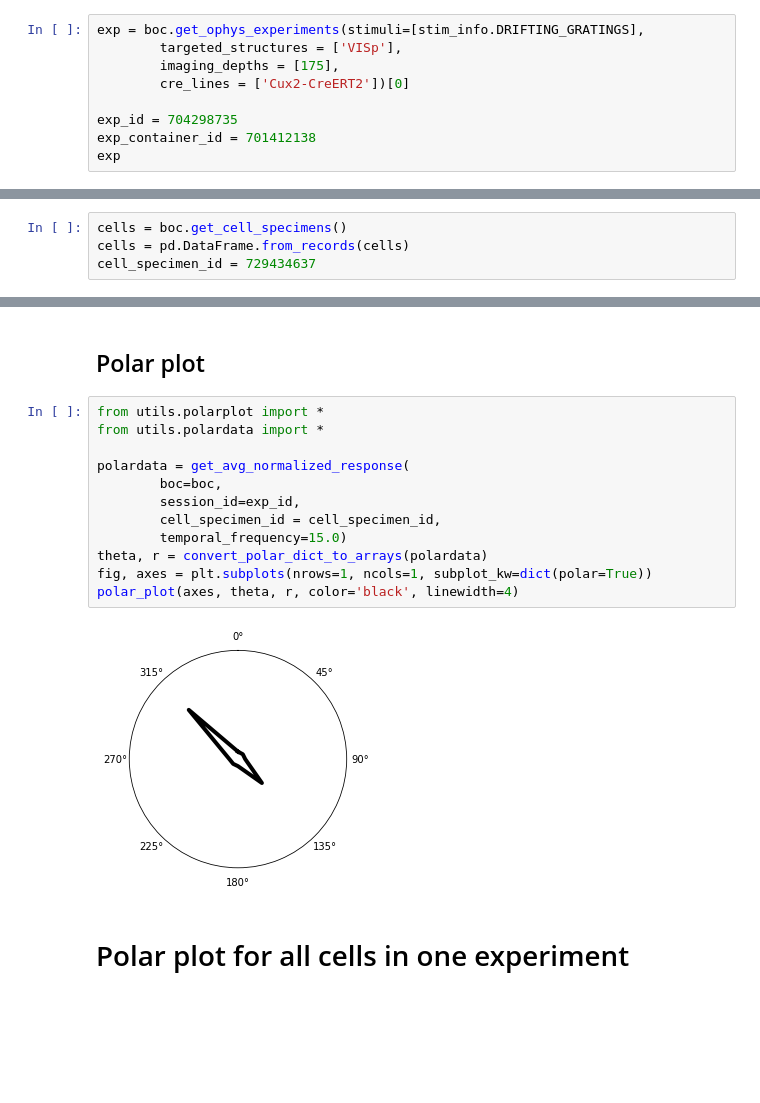
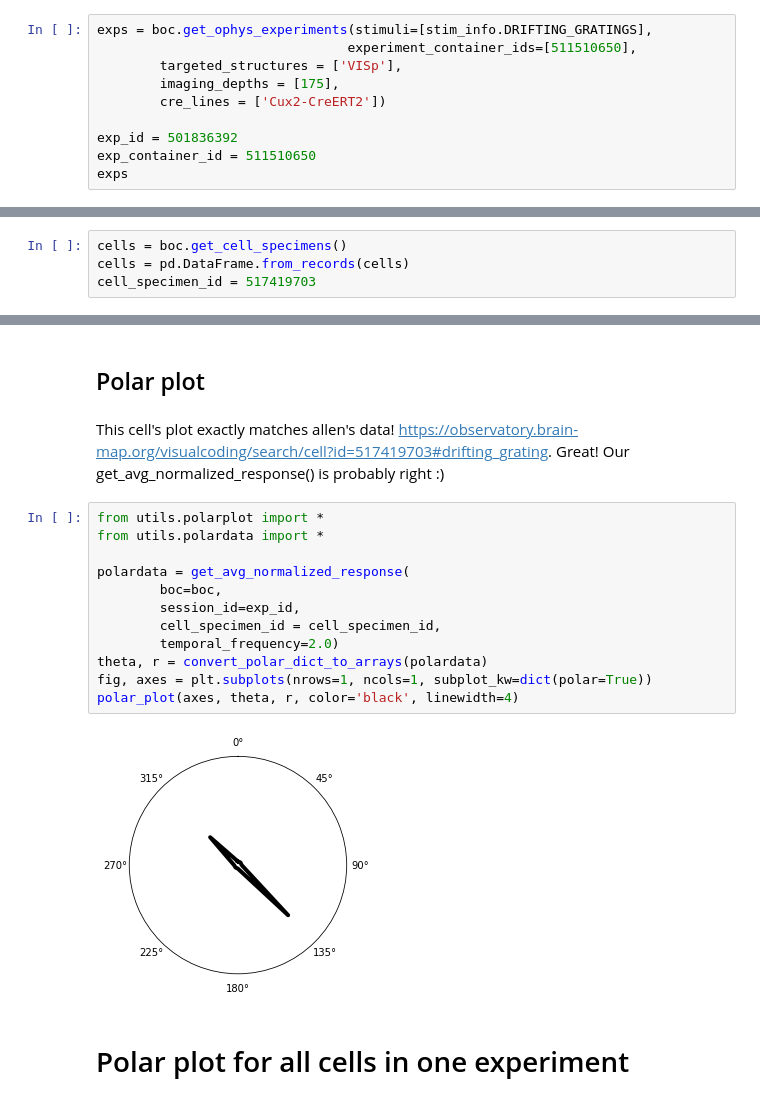
Before and after one commit to AllenInstitute/swdb_2019_student, a Jupyter notebook: visionaries/notebooks/e2e_polarplots.ipynb, the cells around one changed output, grey strips where cells are left out. Cells and saved outputs as stored; diff of their text form; blank space fills up the shorter version.

```diff
--- a/visionaries/notebooks/e2e_polarplots.ipynb
+++ b/visionaries/notebooks/e2e_polarplots.ipynb
@@ -13,12 +13,13 @@ from utils.data_wrappers import *
 manifest_file = os.path.join(drive_path,'manifest.json')
 boc = BrainObservatoryCache(manifest_file=manifest_file)
 # %%
-exp = boc.get_ophys_experiments(stimuli=[stim_info.DRIFTING_GRATINGS],
+exps = boc.get_ophys_experiments(stimuli=[stim_info.DRIFTING_GRATINGS],
+                                experiment_container_ids=[511510650],
         targeted_structures = ['VISp'],
         imaging_depths = [175],
-        cre_lines = ['Cux2-CreERT2'])[0]
+        cre_lines = ['Cux2-CreERT2'])
 
-exp_id = 704298735
-exp_container_id = 701412138
-exp
+exp_id = 501836392
+exp_container_id = 511510650
+exps
 # %% [output]
@@ -36,7 +37,7 @@ exp
 # %%
 cells = boc.get_cell_specimens()
 cells = pd.DataFrame.from_records(cells)
-cell_specimen_id = 729434637
+cell_specimen_id = 517419703
 # %%
 cells[cells['cell_specimen_id'] == cell_specimen_id]
 # %% [output]
@@ -54,20 +55,23 @@ dg_response_filter[dg_response_filter['cell_specimen_id'] == cell_specimen_id]
 Hooray! We found cell **517416426** in experiment container **511510640**, where the experiment is **[dg, VISl, 175, Cux2-CreERT2]**, and the cell is **responsive**
 # %% [markdown]
 ## Polar plot
+# %% [markdown]
+This cell's plot exactly matches allen's data! https://observatory.brain-map.org/visualcoding/search/cell?id=517419703#drifting_grating.
+Great! Our get_avg_normalized_response() is probably right :)
 # %%
 from utils.polarplot import *
 from utils.polardata import *
 
 polardata = get_avg_normalized_response(
         boc=boc,
         session_id=exp_id,
         cell_specimen_id = cell_specimen_id,
-        temporal_frequency=15.0)
+        temporal_frequency=2.0)
 theta, r = convert_polar_dict_to_arrays(polardata)
 fig, axes = plt.subplots(nrows=1, ncols=1, subplot_kw=dict(polar=True))
 polar_plot(axes, theta, r, color='black', linewidth=4)
 # %% [output]
-[figure, old version]
+[figure, new version]
 # %% [markdown]
 # Polar plot for all cells in one experiment
 # %% [markdown]
```
Also changed, not shown: parts of 6 cells of this notebook.
